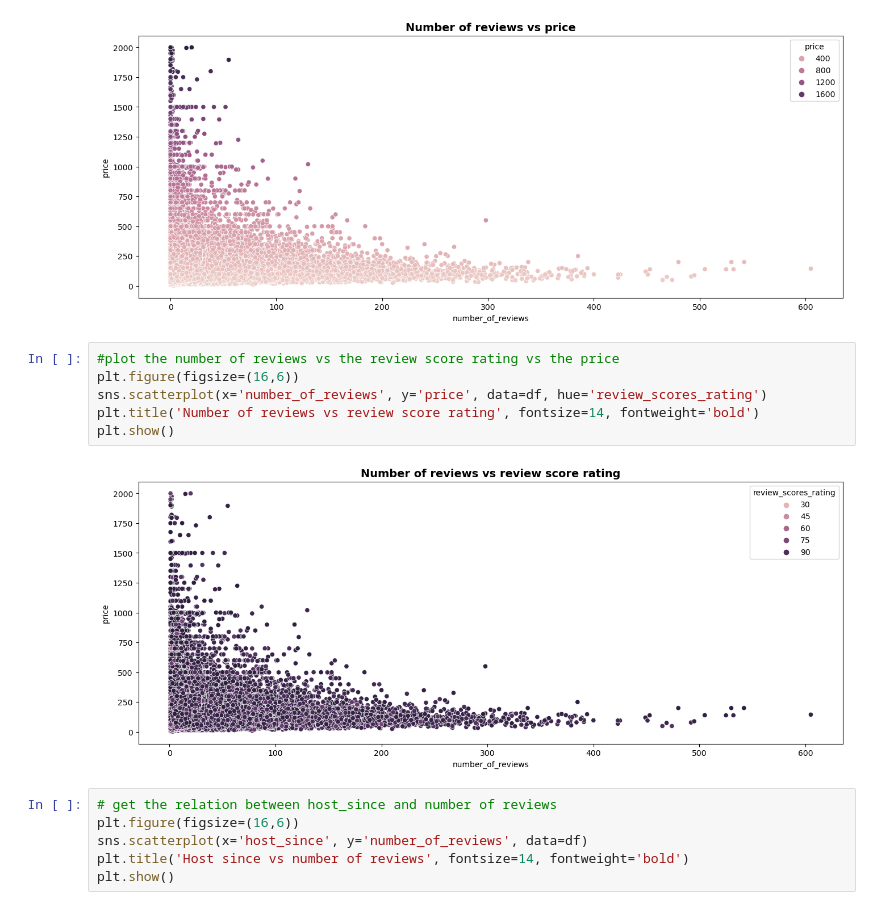
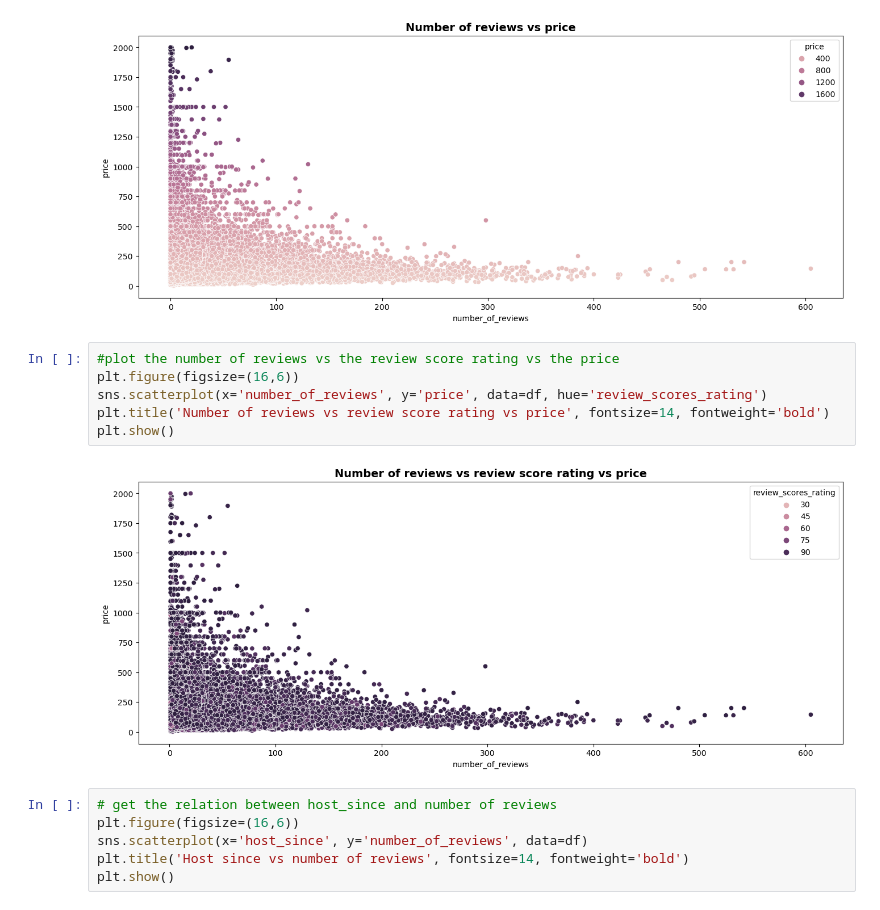
Before and after one commit to oamin12/Big-Data-Analysis-Project, a Jupyter notebook: More_Analysis.ipynb, the cells around one changed output. Cells and saved outputs as stored; diff of their text form.

```diff
--- a/More_Analysis.ipynb
+++ b/More_Analysis.ipynb
@@ -419,11 +449,11 @@ plt.show()
 # %%
 #plot the number of reviews vs the review score rating vs the price
 plt.figure(figsize=(16,6))
 sns.scatterplot(x='number_of_reviews', y='price', data=df, hue='review_scores_rating')
-plt.title('Number of reviews vs review score rating', fontsize=14, fontweight='bold')
+plt.title('Number of reviews vs review score rating vs price', fontsize=14, fontweight='bold')
 plt.show()
 # %% [output]
-[figure, old version]
+[figure, new version]
 # %%
 # get the relation between host_since and number of reviews
 plt.figure(figsize=(16,6))
```
Also changed, not shown: parts of 7 cells of this notebook, 1 other file.
